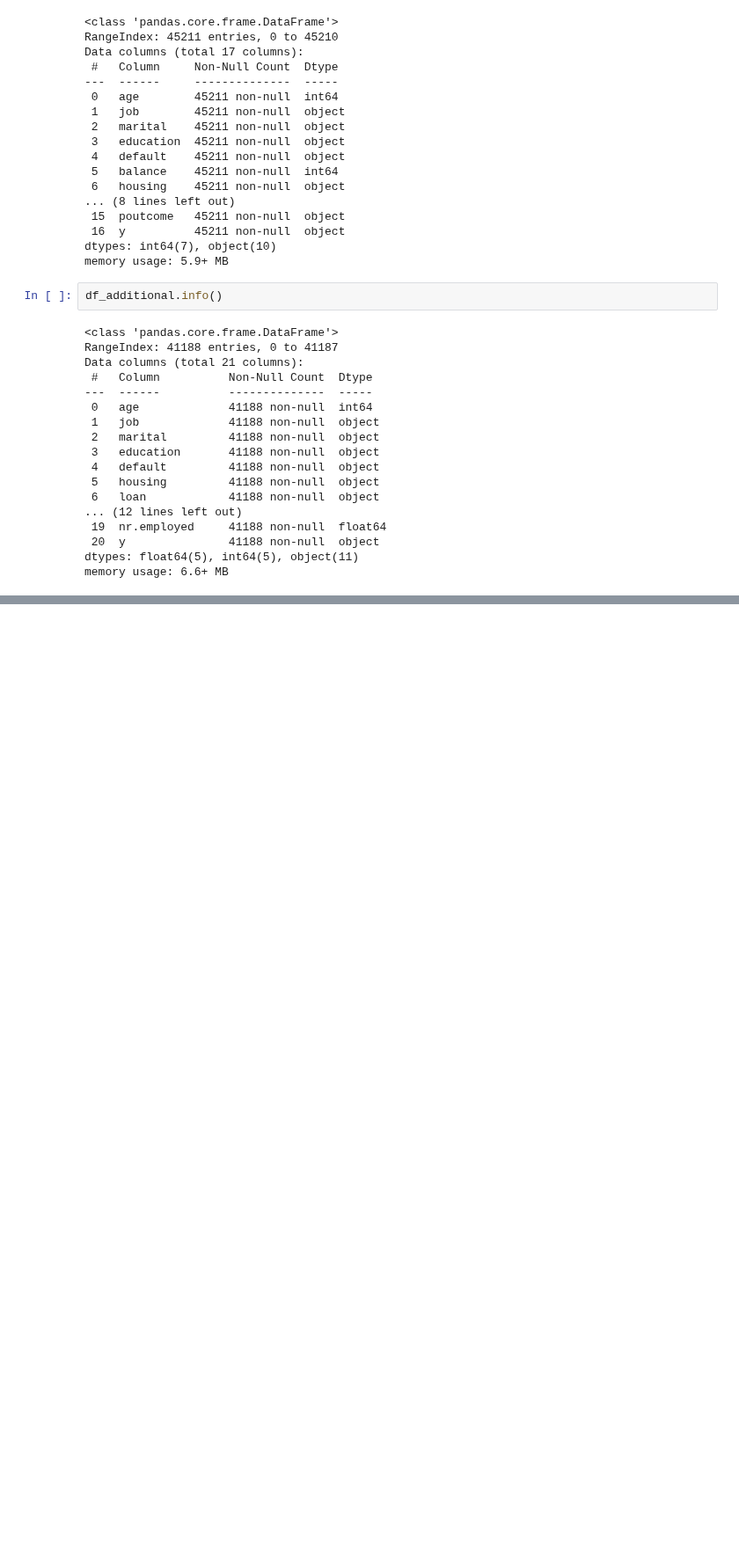
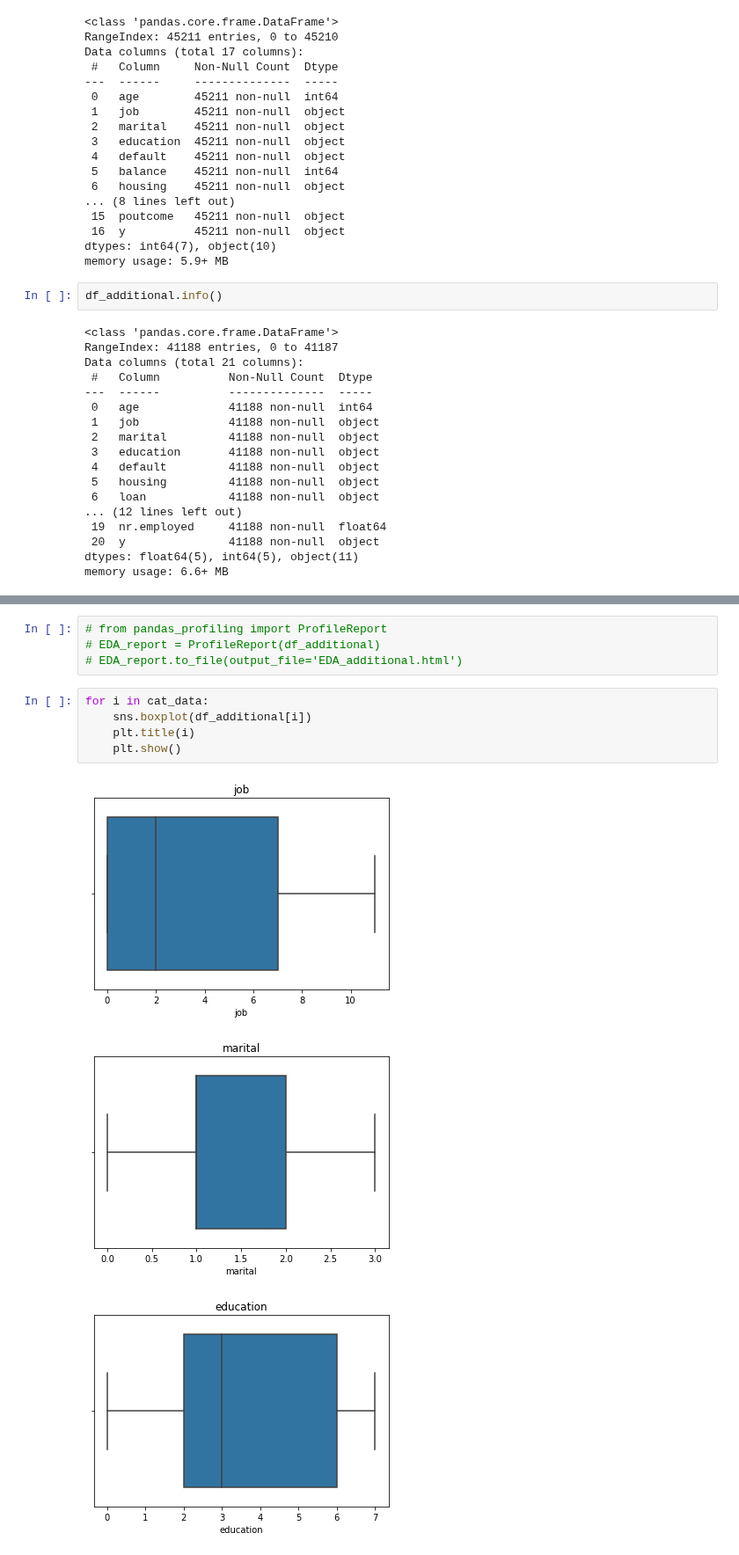
Before and after one commit to datav94/prcp_1000_bankm, a Jupyter notebook: prcp_1000_bankm.ipynb, the cells around one changed output, grey strips where cells are left out. Shown at 88% size. Drawn from its saved outputs; the diff is of its cells as text; blank space fills up the shorter version.

```diff
--- a/prcp_1000_bankm.ipynb
+++ b/prcp_1000_bankm.ipynb
@@ -90,0 +366,13 @@ memory usage: 6.6+ MB
+# %%
+# from pandas_profiling import ProfileReport
+# EDA_report = ProfileReport(df_additional)
+# EDA_report.to_file(output_file='EDA_additional.html')
+# %%
+for i in cat_data:
+    sns.boxplot(df_additional[i])
+    plt.title(i)
+    plt.show()
+# %% [output]
+[figure, added]
+[figure, added]
+[figure, added]
```
Also changed, not shown: parts of 32 cells of this notebook, 5 other files.
